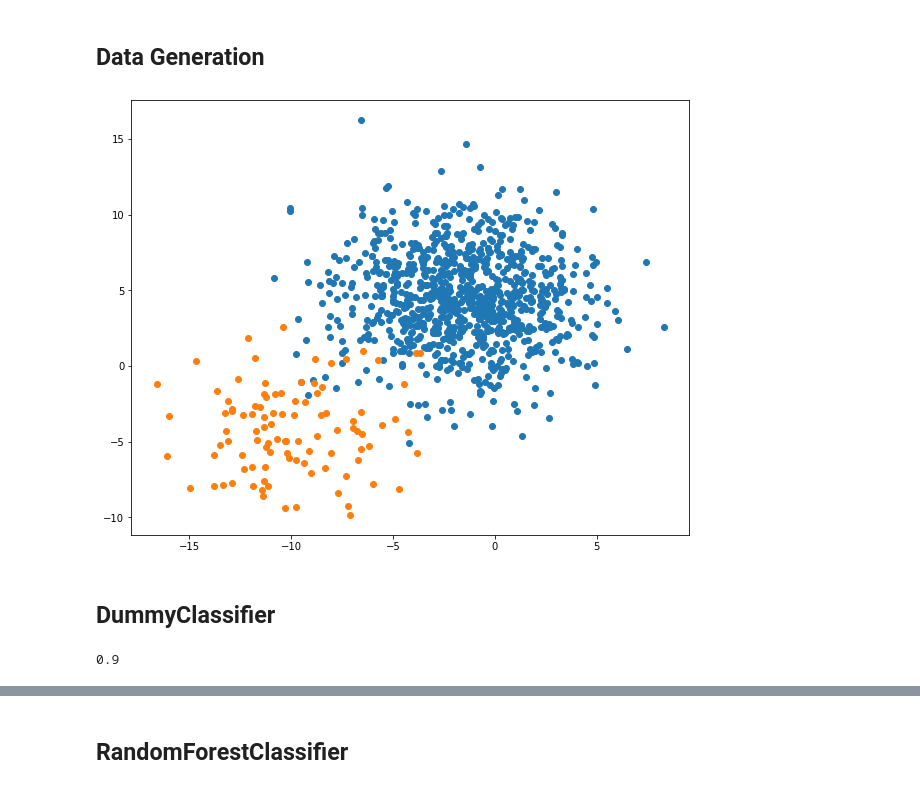
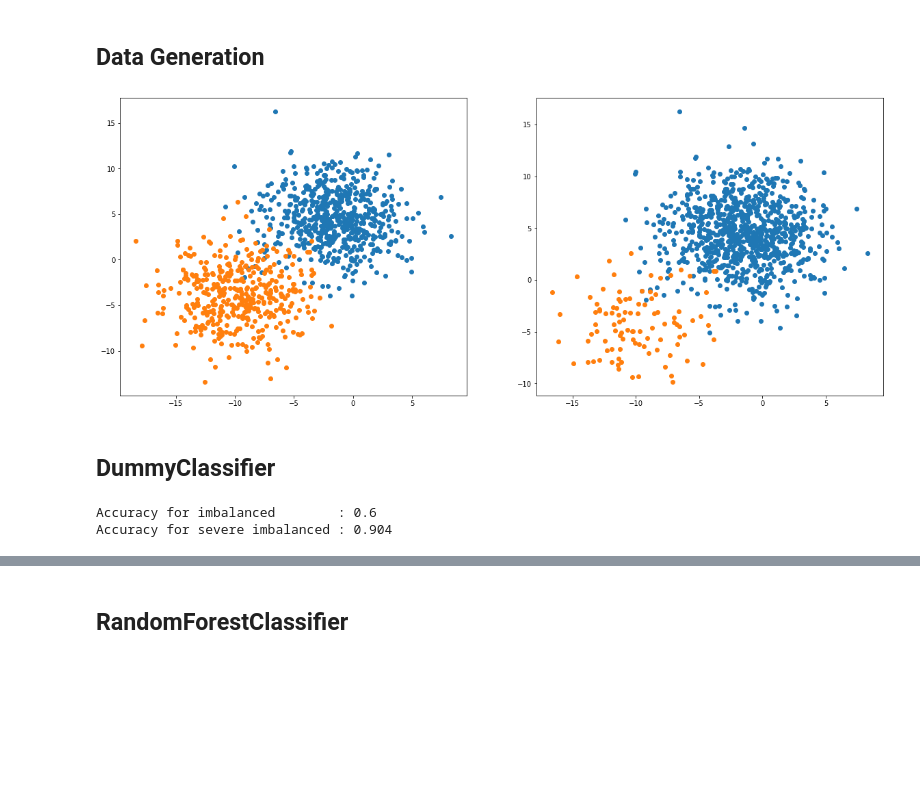
Before and after one commit to cenktura/data-science-experiments, a Jupyter notebook: Imbalanced Classification/sklearn_make_blobs.ipynb, the cells around one changed output, grey strips where cells are left out. Drawn from its saved outputs; the diff is of its cells as text; code cells hidden in the pictures; blank space fills up the shorter version.

Commit message:
updated for imbalanced and severely imbalanced data

```diff
--- a/Imbalanced Classification/sklearn_make_blobs.ipynb
+++ b/Imbalanced Classification/sklearn_make_blobs.ipynb
@@ -5,17 +5,20 @@ from sklearn.datasets import make_blobs
 # %% [markdown]
 ## Data Generation
 # %%
-X, y = make_blobs(n_samples=[900, 100], centers=None, n_features=2, random_state=1, cluster_std=3)
+X, y = make_blobs(n_samples=[600, 400], centers=None, n_features=2, random_state=1, cluster_std=3)
+X_imb, y_imb = make_blobs(n_samples=[900, 100], centers=None, n_features=2, random_state=1, cluster_std=3)
 
-fig, ax = plt.subplots(figsize=(10, 8))
+fig, (ax1, ax2) = plt.subplots(1, 2, figsize=(20, 8))
 for class_value in range(2):
     row_ix = np.where(y == class_value)
-    ax.scatter(X[row_ix, 0], X[row_ix, 1])
+    ax1.scatter(X[row_ix, 0], X[row_ix, 1])
 
-# show the plot
+for class_value in range(2):
+    row_ix = np.where(y_imb == class_value)
+    ax2.scatter(X_imb[row_ix, 0], X_imb[row_ix, 1])
 plt.show()
 # %% [output]
-[figure, old version]
+[figure, new version]
 # %% [markdown]
 ## DummyClassifier
 # %%
@@ -26,9 +29,17 @@ from sklearn.metrics import PrecisionRecallDisplay
 from sklearn.inspection import DecisionBoundaryDisplay
 # %%
 clf = DummyClassifier(strategy="most_frequent")
+clf_imb = DummyClassifier(strategy="most_frequent")
+
 X_train, X_test, y_train, y_test = train_test_split(X, y, test_size=0.25, stratify=y, random_state=42)
 clf.fit(X_train, y_train)
-clf.score(X_test, y_test)
+
+X_imb_train, X_imb_test, y_imb_train, y_imb_test = train_test_split(X_imb, y_imb, test_size=0.25, stratify=y, random_state=42)
+clf_imb.fit(X_imb_train, y_imb_train)
+
+print(f"Accuracy for imbalanced        : {clf.score(X_test, y_test)}")
+print(f"Accuracy for severe imbalanced : {clf_imb.score(X_imb_test, y_imb_test)}")
 # %% [output]
-0.9
+Accuracy for imbalanced        : 0.6
+Accuracy for severe imbalanced : 0.904
 # %%
```
Also changed, not shown: parts of 8 cells of this notebook.
